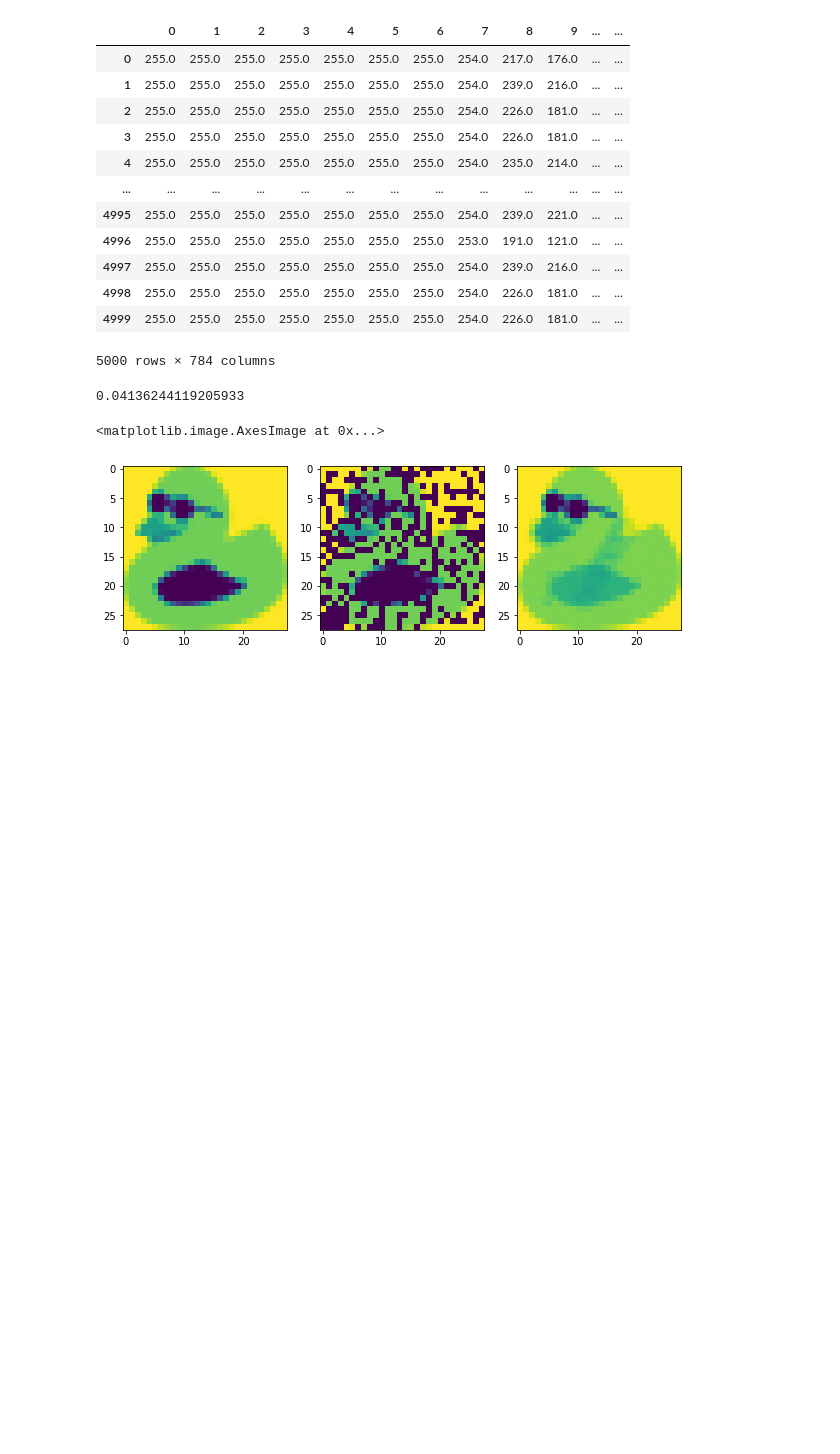
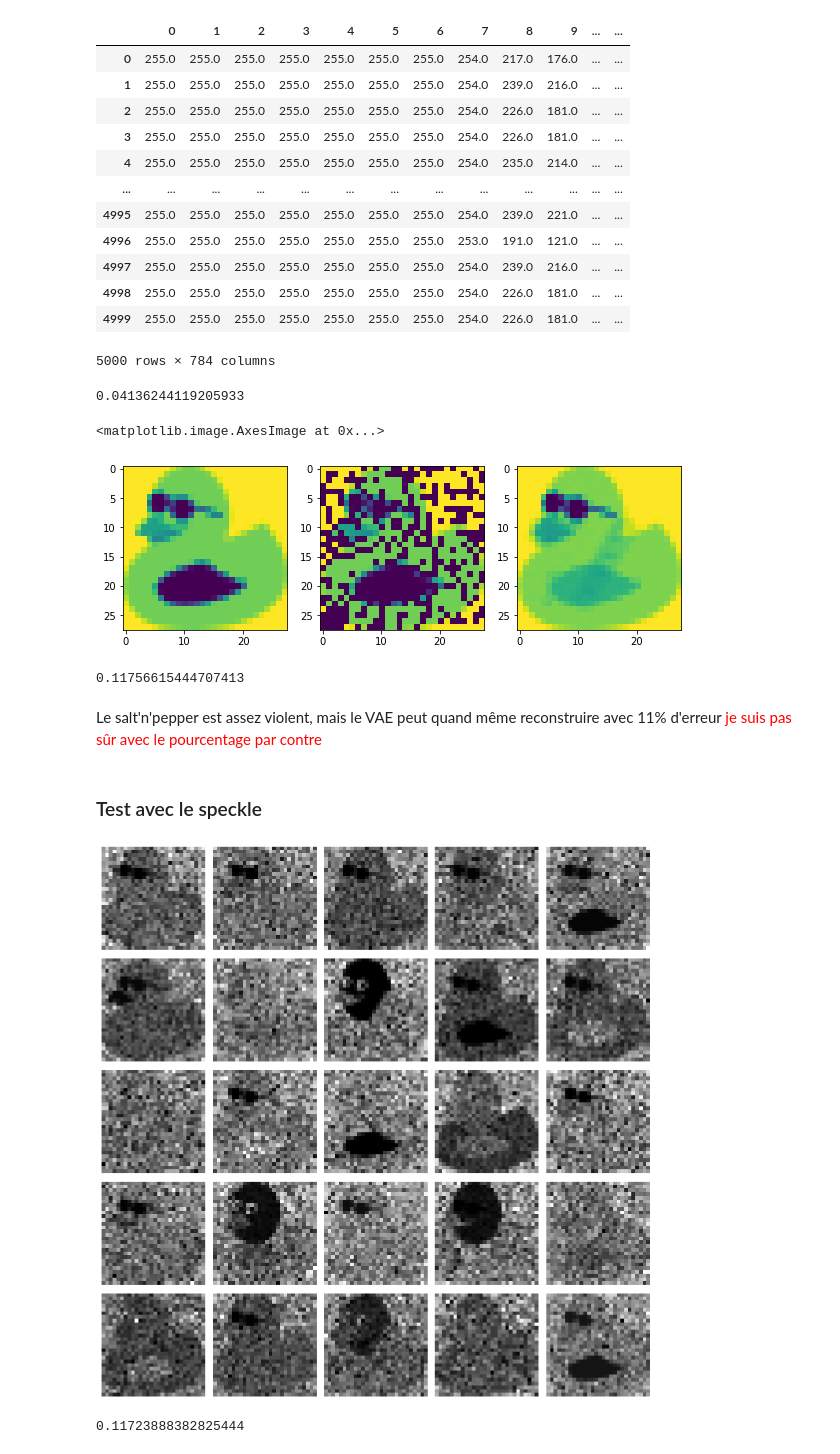
Before and after one commit to GigiML/RD_project, a Jupyter notebook: vae.ipynb, the cells around one changed output. Saved outputs shown, nothing was run; the diff lists cells and outputs as text; code cells hidden in the pictures; blank space fills up the shorter version.

```diff
--- a/vae.ipynb
+++ b/vae.ipynb
@@ -524,3 +524,30 @@ ax[2].imshow(vae_chat(torch.tensor(minmax_scale(noisy_data[4])).type(torch.float
 # %% [output]
 <matplotlib.image.AxesImage at 0x...>
 [figure]
+# %%
+error = 0
+for i in range(len(data)):
+    error += duck_accuracy(data.iloc[i, :].to_numpy(),
+                           vae_chat(torch.tensor(noisy_data[i]).type(torch.float32))[0].detach().numpy(),
+                           mean_squared_error)
+error/len(data)
+# %% [output]
+0.11756615444707413
+# %% [markdown]
+Le salt'n'pepper est assez violent, mais le VAE peut quand même reconstruire avec 11% d'erreur <span style="color:red"> je suis pas sûr avec le pourcentage par contre
+# %% [markdown]
+### Test avec le speckle
+# %%
+noisy_data = noisy("speckle", data.to_numpy(), intensity=0.32)
+plot_images(minmax_scale(noisy_data, axis=1).reshape(-1,1,28,28))
+# %% [output]
+[figure, added]
+# %%
+error = 0
+for i in range(len(data)):
+    error += duck_accuracy(data.iloc[i, :].to_numpy(),
+                           vae_chat(torch.tensor(noisy_data[i]).type(torch.float32))[0].detach().numpy(),
+                           mean_squared_error)
+error/len(data)
+# %% [output]
+0.11723888382825444
```
Also changed, not shown: parts of 4 cells of this notebook.
